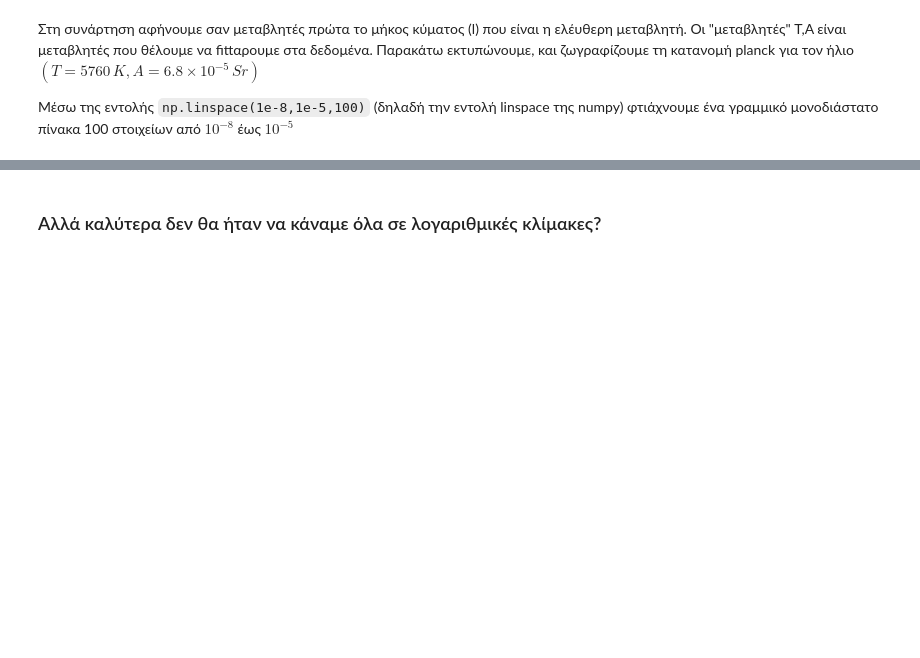
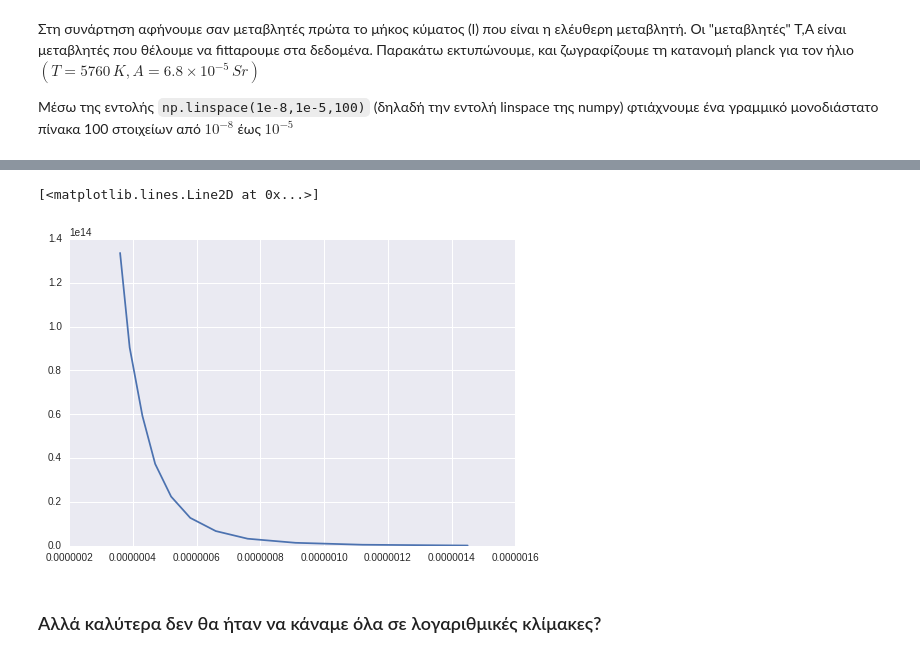
Before and after one commit to Mixpap/tped, a Jupyter notebook: Hlios.ipynb, the cells around one changed output, grey strips where cells are left out. Saved outputs shown, nothing was run; the diff lists cells and outputs as text; code cells hidden in the pictures; blank space fills up the shorter version.

```diff
--- a/Hlios.ipynb
+++ b/Hlios.ipynb
@@ -77,3 +125,8 @@ plt.plot(wavelengths,planck(wavelengths,5750.0,6.8e-5))
+# %%
+plt.plot(m[:,0],m[:,1])
+# %% [output]
+[<matplotlib.lines.Line2D at 0x...>]
+[figure, added]
 # %% [markdown]
 ### Αλλά καλύτερα δεν θα ήταν να κάναμε όλα σε λογαριθμικές κλίμακες?
 # %%
```
Also changed, not shown: parts of 12 cells of this notebook, 1 other file.
